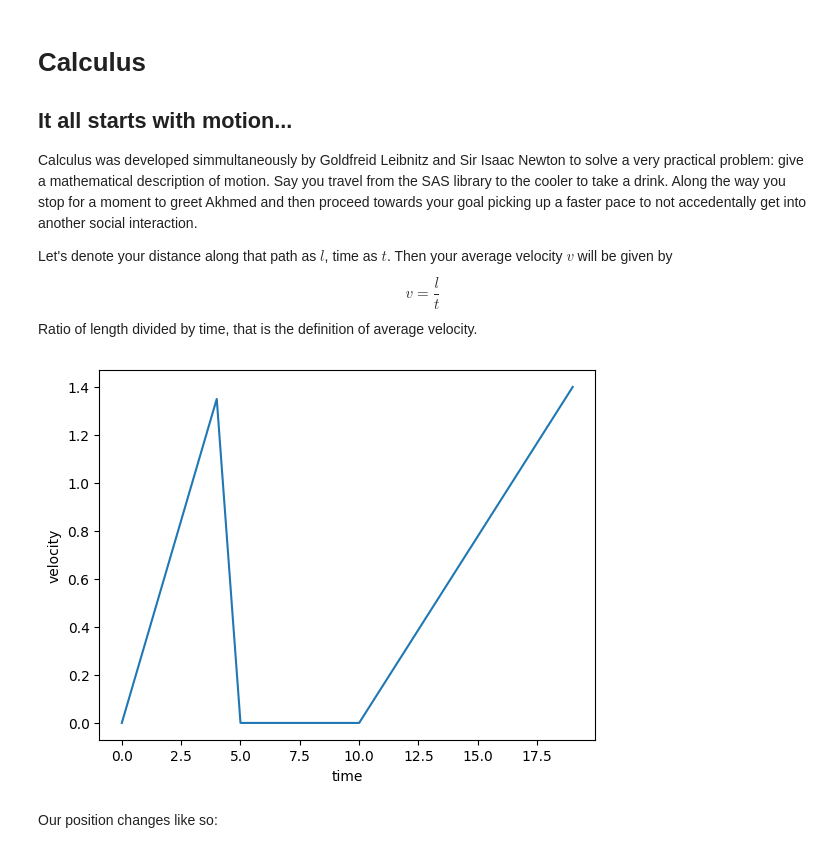
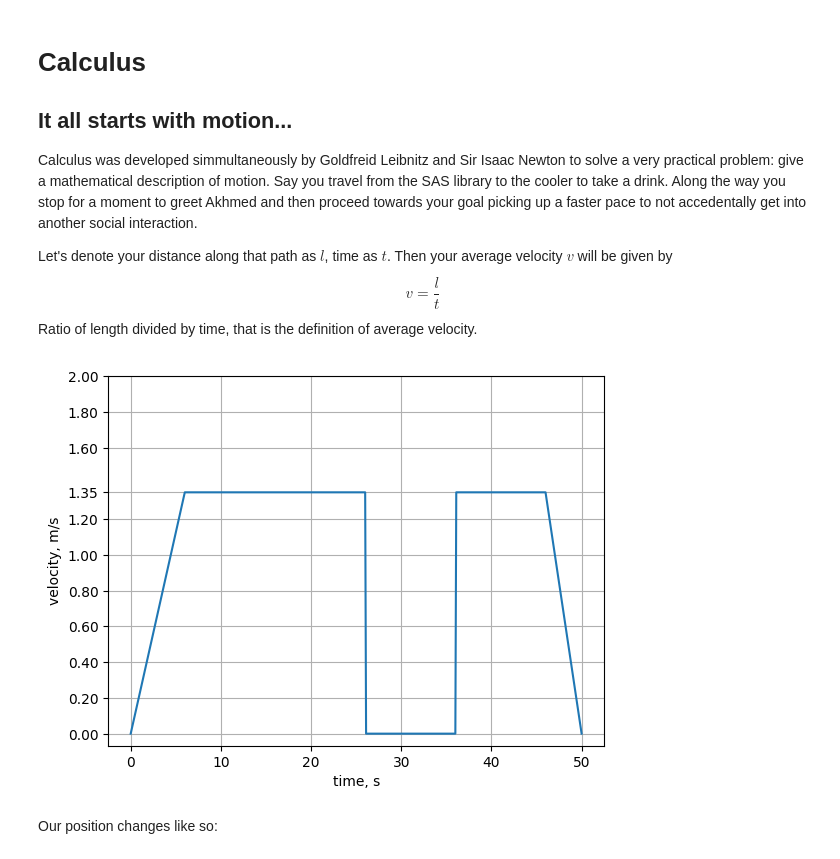
Before and after one commit to danila-zol/Introduction_to_Python_SAS, a Jupyter notebook: Code_Examples/Lecture7/calculus.ipynb, the cells around one changed output. Cells and saved outputs as stored; diff of their text form; code cells hidden in the pictures.

Commit message:
Fixed the math

```diff
--- a/Code_Examples/Lecture7/calculus.ipynb
+++ b/Code_Examples/Lecture7/calculus.ipynb
@@ -32,21 +31,42 @@ Calculus was developed simmultaneously by Goldfreid Leibnitz and Sir Isaac Newto
 
 Let's denote your distance along that path as $l$, time as $t$. Then your average velocity $v$ will be given by $$v = \dfrac{l}{t}$$
 Ratio of length divided by time, that is the definition of average velocity.
-# %%
-from math import floor
-
-v1 = np.linspace(0, 1.35, 5)
-v2 = np.full([5], 0)
-v3 = np.linspace(0, 1.4, 10)
-
-v = np.concatenate((v1, v2, v3))
-t = np.arange(0, len(v))
-
-plt.plot(t, v)
-plt.xlabel("time")
-plt.ylabel("velocity")
-plt.show()
-# %% [output]
-[figure, removed]
+# %%
+fig, ax = plt.subplots()
+
+a1 = 0.225
+a2 = -0.3375
+
+t1 = np.arange(0, 6.1, 0.1)
+t2 = np.linspace(6 , 26, 200)[1:]
+t3 = np.linspace(26, 36, 100)[1:]
+t4 = np.linspace(36, 46, 100)[1:]
+t5 = np.linspace(46, 50, 40 )[1:]
+
+
+dt5 = np.linspace(0, 4, 40)[1:]
+
+v1 = a1 * t1
+v2 = np.full_like(t2, v1[-1], dtype=float)
+v3 = np.zeros_like(t3, dtype=float)
+v4 = np.full_like(t3, v1[-1], dtype=float)
+v5 = v4[-1] + a2 * dt5
+
+t = np.concatenate((t1, t2, t3, t4, t5))
+v = np.concatenate((v1, v2, v3, v4, v5))
+
+yticks = np.arange(0, 2.2, 0.2)
+yticks = np.append(yticks, v1[-1])
+yticks = np.delete(yticks, round(1.4 / 0.2))
+
+ax.plot(t, v)
+ax.set_xlabel("time, s")
+ax.set_ylabel("velocity, m/s")
+ax.set_yticks(yticks)
+ax.grid(True)
+
+plt.show()
+# %% [output]
+[figure, added]
 # %% [markdown]
 Our position changes like so:
```
Also changed, not shown: parts of 11 cells of this notebook.
